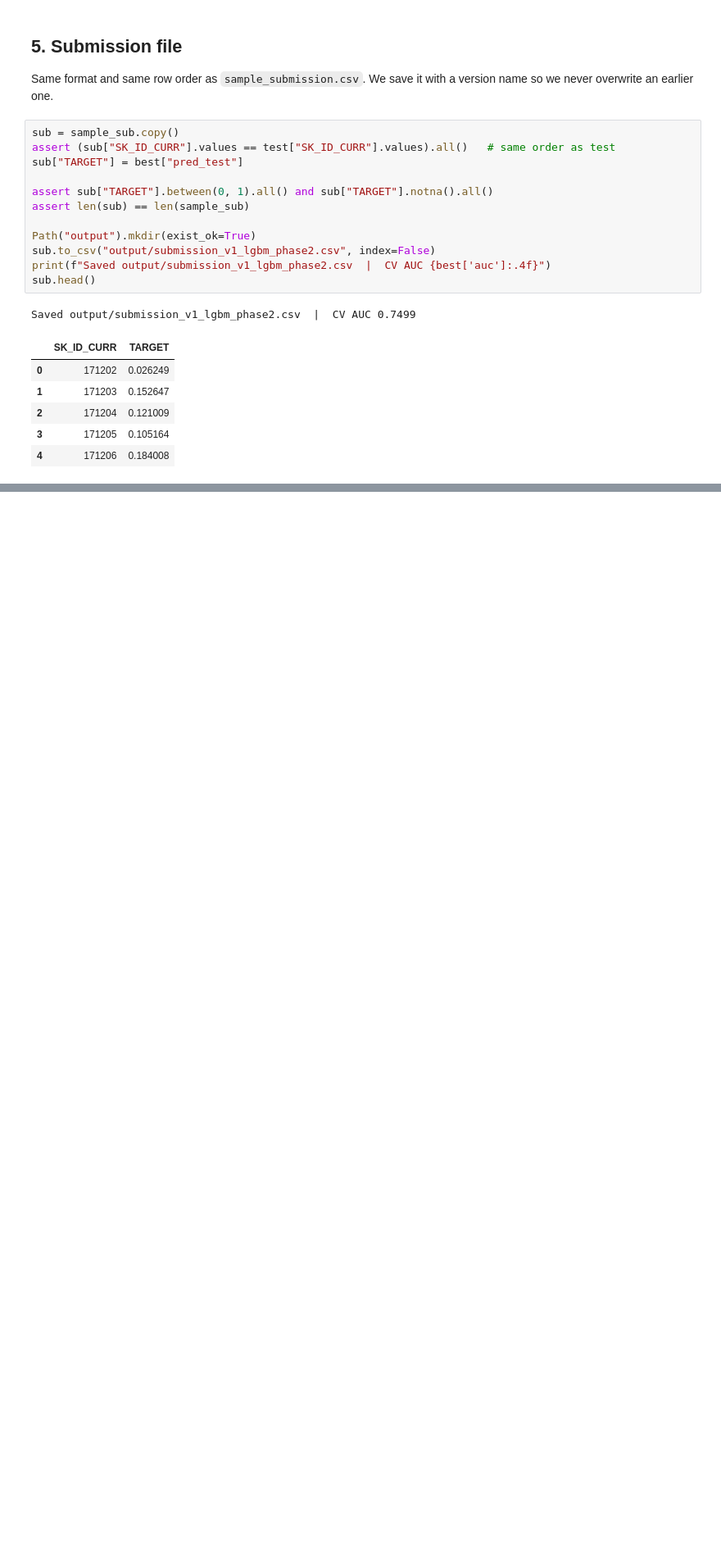
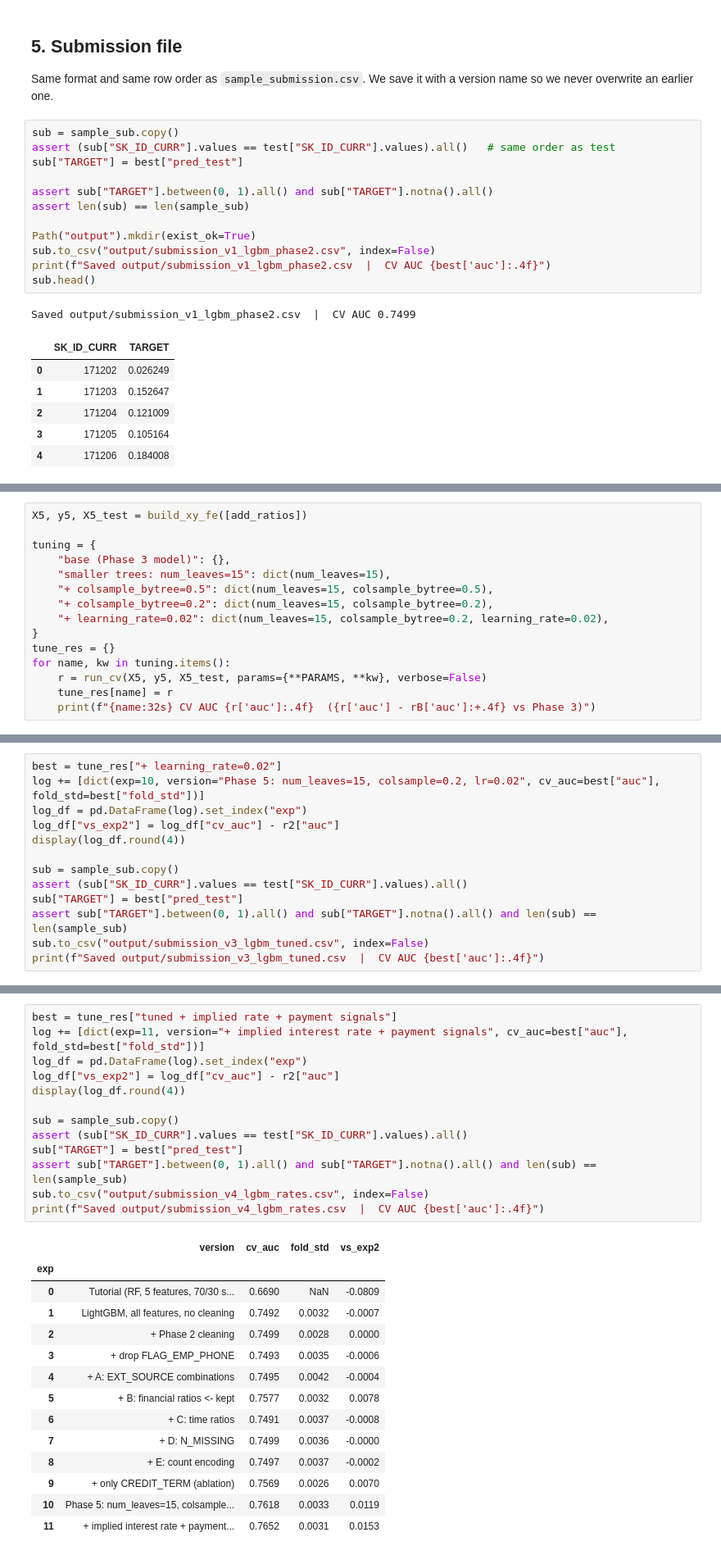
Before and after one commit to angelbohorquez05/home_credit_default_risk, a Jupyter notebook: main.ipynb, the cells around one changed output, grey strips where cells are left out. Shown at 82% size. Cells and saved outputs as stored; diff of their text form; blank space fills up the shorter version.

```diff
--- a/main.ipynb
+++ b/main.ipynb
@@ -246,0 +442,15 @@ Saved output/submission_v1_lgbm_phase2.csv  |  CV AUC 0.7499
+# %%
+X5, y5, X5_test = build_xy_fe([add_ratios])
+
+tuning = {
+    "base (Phase 3 model)": {},
+    "smaller trees: num_leaves=15": dict(num_leaves=15),
+    "+ colsample_bytree=0.5": dict(num_leaves=15, colsample_bytree=0.5),
+    "+ colsample_bytree=0.2": dict(num_leaves=15, colsample_bytree=0.2),
+    "+ learning_rate=0.02": dict(num_leaves=15, colsample_bytree=0.2, learning_rate=0.02),
+}
+tune_res = {}
+for name, kw in tuning.items():
+    r = run_cv(X5, y5, X5_test, params={**PARAMS, **kw}, verbose=False)
+    tune_res[name] = r
+    print(f"{name:32s} CV AUC {r['auc']:.4f}  ({r['auc'] - rB['auc']:+.4f} vs Phase 3)")
@@ -246,0 +471,13 @@ Saved output/submission_v1_lgbm_phase2.csv  |  CV AUC 0.7499
+# %%
+best = tune_res["+ learning_rate=0.02"]
+log += [dict(exp=10, version="Phase 5: num_leaves=15, colsample=0.2, lr=0.02", cv_auc=best["auc"], fold_std=best["fold_std"])]
+log_df = pd.DataFrame(log).set_index("exp")
+log_df["vs_exp2"] = log_df["cv_auc"] - r2["auc"]
+display(log_df.round(4))
+
+sub = sample_sub.copy()
+assert (sub["SK_ID_CURR"].values == test["SK_ID_CURR"].values).all()
+sub["TARGET"] = best["pred_test"]
+assert sub["TARGET"].between(0, 1).all() and sub["TARGET"].notna().all() and len(sub) == len(sample_sub)
+sub.to_csv("output/submission_v3_lgbm_tuned.csv", index=False)
+print(f"Saved output/submission_v3_lgbm_tuned.csv  |  CV AUC {best['auc']:.4f}")
@@ -246,0 +604,28 @@ Saved output/submission_v1_lgbm_phase2.csv  |  CV AUC 0.7499
+# %%
+best = tune_res["tuned + implied rate + payment signals"]
+log += [dict(exp=11, version="+ implied interest rate + payment signals", cv_auc=best["auc"], fold_std=best["fold_std"])]
+log_df = pd.DataFrame(log).set_index("exp")
+log_df["vs_exp2"] = log_df["cv_auc"] - r2["auc"]
+display(log_df.round(4))
+
+sub = sample_sub.copy()
+assert (sub["SK_ID_CURR"].values == test["SK_ID_CURR"].values).all()
+sub["TARGET"] = best["pred_test"]
+assert sub["TARGET"].between(0, 1).all() and sub["TARGET"].notna().all() and len(sub) == len(sample_sub)
+sub.to_csv("output/submission_v4_lgbm_rates.csv", index=False)
+print(f"Saved output/submission_v4_lgbm_rates.csv  |  CV AUC {best['auc']:.4f}")
+# %% [output]
+|  | version | cv_auc | fold_std | vs_exp2 |
+| exp |  |  |  |  |
+| 0 | Tutorial (RF, 5 features, 70/30 s... | 0.6690 | NaN | -0.0809 |
+| 1 | LightGBM, all features, no cleaning | 0.7492 | 0.0032 | -0.0007 |
+| 2 | + Phase 2 cleaning | 0.7499 | 0.0028 | 0.0000 |
+| 3 | + drop FLAG_EMP_PHONE | 0.7493 | 0.0035 | -0.0006 |
+| 4 | + A: EXT_SOURCE combinations | 0.7495 | 0.0042 | -0.0004 |
+| 5 | + B: financial ratios <- kept | 0.7577 | 0.0032 | 0.0078 |
+| 6 | + C: time ratios | 0.7491 | 0.0037 | -0.0008 |
+| 7 | + D: N_MISSING | 0.7499 | 0.0036 | -0.0000 |
+| 8 | + E: count encoding | 0.7497 | 0.0037 | -0.0002 |
+| 9 | + only CREDIT_TERM (ablation) | 0.7569 | 0.0026 | 0.0070 |
+| 10 | Phase 5: num_leaves=15, colsample... | 0.7618 | 0.0033 | 0.0119 |
+| 11 | + implied interest rate + payment... | 0.7652 | 0.0031 | 0.0153 |
```
Also changed, not shown: parts of 33 cells of this notebook, 3 other files.
